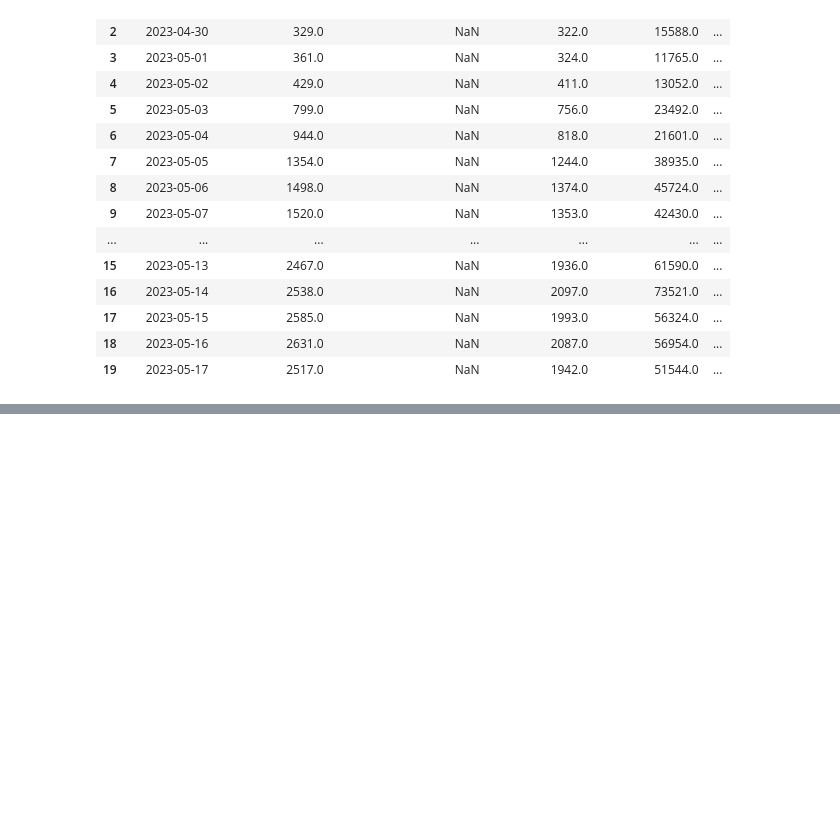
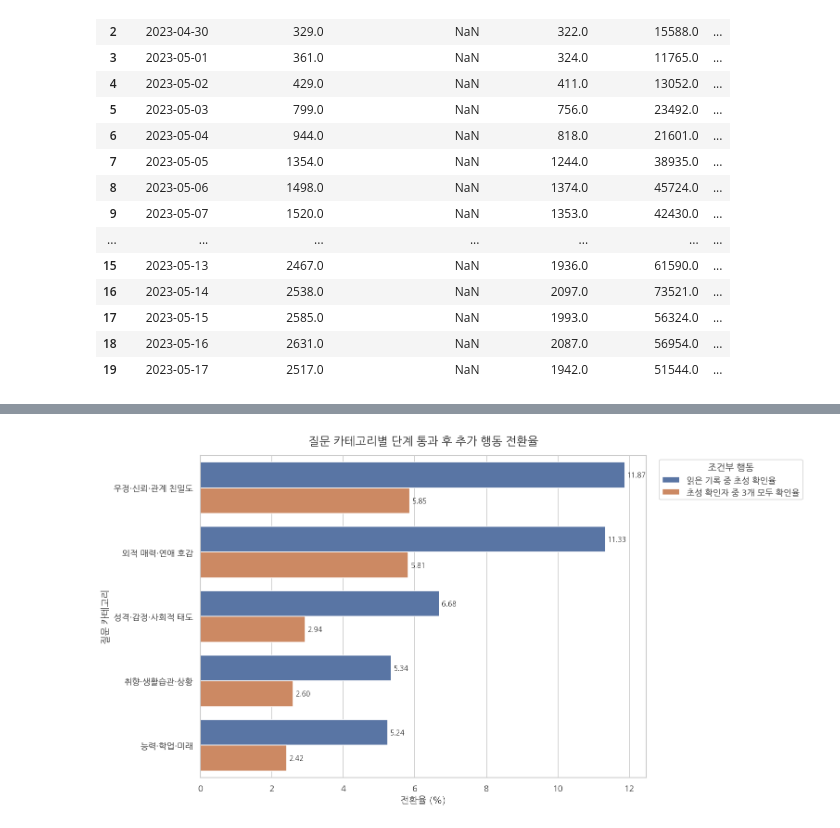
Before and after one commit to DA15-Lab/team3-ping-analytics, a Jupyter notebook: notebooks/Sooyong_analysis.ipynb, the cells around one changed output, grey strips where cells are left out. Drawn from its saved outputs; the diff is of its cells as text; code cells hidden in the pictures; blank space fills up the shorter version.

```diff
--- a/notebooks/Sooyong_analysis.ipynb
+++ b/notebooks/Sooyong_analysis.ipynb
@@ -2842,0 +3783,69 @@ plt.show()
+# %%
+# 8. 읽은 후 초성 확인율과 초성 확인 후 3개 초성 전부 확인율 차트
+
+conditional_chart_data = (
+    category_funnel_result[
+        [
+            "category",
+            "initial_open_rate_among_read_pct",
+            "all_initial_open_rate_among_openers_pct",
+        ]
+    ]
+    .melt(
+        id_vars="category",
+        var_name="metric",
+        value_name="rate_pct",
+    )
+)
+
+# 차트 표시용 이름 지정
+conditional_metric_name_map = {
+    "initial_open_rate_among_read_pct": (
+        "읽은 기록 중 초성 확인율"
+    ),
+    "all_initial_open_rate_among_openers_pct": (
+        "초성 확인자 중 3개 모두 확인율"
+    ),
+}
+
+conditional_chart_data["metric"] = (
+    conditional_chart_data["metric"]
+    .map(conditional_metric_name_map)
+)
+
+# 시각화
+plt.figure(figsize=(13, 7))
+ax = sns.barplot(
+    data=conditional_chart_data,
+    y="category",
+    x="rate_pct",
+    hue="metric",
+    order=category_order,
+)
+
+# 막대 위에 비율 표시
+for container in ax.containers:
+    ax.bar_label(
+        container,
+        fmt="%.2f",
+        padding=3,
+        fontsize=9,
+    )
+
+plt.title(
+    "질문 카테고리별 단계 통과 후 추가 행동 전환율",
+    fontsize=15,
+    pad=15,
+)
+plt.xlabel("전환율 (%)")
+plt.ylabel("질문 카테고리")
+plt.legend(
+    title="조건부 행동",
+    bbox_to_anchor=(1.02, 1),
+    loc="upper left",
+)
+plt.tight_layout()
+
+plt.show()
+# %% [output]
+[figure, added]
```
Also changed, not shown: parts of 142 cells of this notebook, 1 other file.
